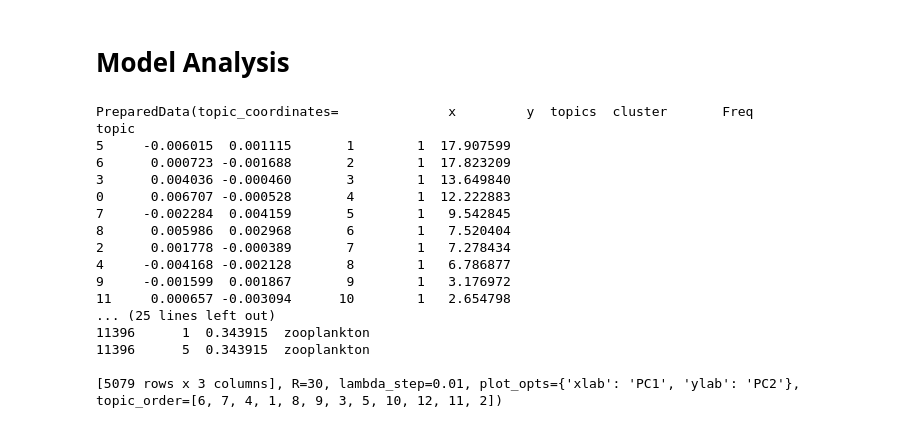
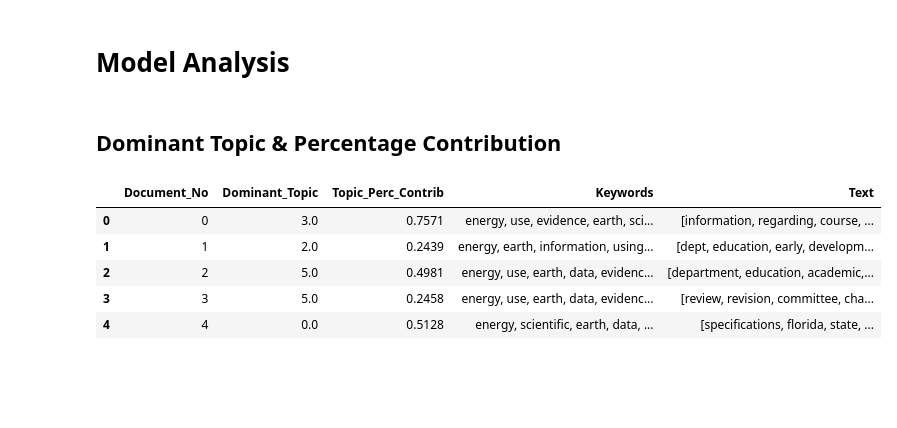
Before and after one commit to kristen770/Science-Standards-NLP-Analysis, a Jupyter notebook: Latent Dirichlet Allocation Model .ipynb, the cells around one changed output. Drawn from its saved outputs; the diff is of its cells as text; code cells hidden in the pictures; blank space fills up the shorter version.

```diff
--- a/Latent Dirichlet Allocation Model .ipynb
+++ b/Latent Dirichlet Allocation Model .ipynb
@@ -129,31 +128,2 @@ doc_lda = lda_model[corpus]
 # %% [markdown]
 # Model Analysis
-# %%
-#visualize topics
-pyLDAvis.enable_notebook()
-
-LDAvis_data_filepath= os.path.join('./results/ldavis_prepared_'+str(num_topics))
-
-LDAvis_prepared = pyLDAvis.gensim.prepare(lda_model, corpus, id2word)
-
-with open('Pickles/LDA_model', 'wb') as f: pickle.dump(LDAvis_prepared, f)
-
-LDAvis_prepared
-# %% [output]
-PreparedData(topic_coordinates=              x         y  topics  cluster       Freq
-topic
-5     -0.006015  0.001115       1        1  17.907599
-6      0.000723 -0.001688       2        1  17.823209
-3      0.004036 -0.000460       3        1  13.649840
-0      0.006707 -0.000528       4        1  12.222883
-7     -0.002284  0.004159       5        1   9.542845
-8      0.005986  0.002968       6        1   7.520404
-2      0.001778 -0.000389       7        1   7.278434
-4     -0.004168 -0.002128       8        1   6.786877
-9     -0.001599  0.001867       9        1   3.176972
-11     0.000657 -0.003094      10        1   2.654798
-... (25 lines left out)
-11396      1  0.343915  zooplankton
-11396      5  0.343915  zooplankton
-
-[5079 rows x 3 columns], R=30, lambda_step=0.01, plot_opts={'xlab': 'PC1', 'ylab': 'PC2'}, topic_order=[6, 7, 4, 1, 8, 9, 3, 5, 10, 12, 11, 2])
@@ -165,0 +130,41 @@ pyLDAvis.save_html(LDAvis_prepared, ',/results/ldavis_prepared_' +
+# %% [markdown]
+## Dominant Topic & Percentage Contribution
+# %%
+def format_topics_sentences(ldamodel=None, corpus=corpus, texts=texts):
+    # Init output
+    sent_topics_df = pd.DataFrame()
+
+    # Get main topic in each document
+    for i, row_list in enumerate(ldamodel[corpus]):
+        row = row_list[0] if ldamodel.per_word_topics else row_list
+        # print(row)
+        row = sorted(row, key=lambda x: (x[1]), reverse=True)
+        # Get the Dominant topic, Perc Contribution and Keywords for each document
+        for j, (topic_num, prop_topic) in enumerate(row):
+            if j == 0:  # => dominant topic
+                wp = ldamodel.show_topic(topic_num)
+                topic_keywords = ", ".join([word for word, prop in wp])
+                sent_topics_df = sent_topics_df.append(pd.Series([int(topic_num), round(prop_topic,4), topic_keywords]), ignore_index=True)
+            else:
+                break
+    sent_topics_df.columns = ['Dominant_Topic', 'Perc_Contribution', 'Topic_Keywords']
+
+    # Add original text to the end of the output
+    contents = pd.Series(texts)
+    sent_topics_df = pd.concat([sent_topics_df, contents], axis=1)
+    return(sent_topics_df)
+
+
+df_topic_sents_keywords = format_topics_sentences(ldamodel=lda_model, corpus=corpus, texts=texts)
+
+# Format
+df_dominant_topic = df_topic_sents_keywords.reset_index()
+df_dominant_topic.columns = ['Document_No', 'Dominant_Topic', 'Topic_Perc_Contrib', 'Keywords', 'Text']
+df_dominant_topic.head(5)
+# %% [output]
+|  | Document_No | Dominant_Topic | Topic_Perc_Contrib | Keywords | Text |
+| 0 | 0 | 3.0 | 0.7571 | energy, use, evidence, earth, sci... | [information, regarding, course, ... |
+| 1 | 1 | 2.0 | 0.2439 | energy, earth, information, using... | [dept, education, early, developm... |
+| 2 | 2 | 5.0 | 0.4981 | energy, use, earth, data, evidenc... | [department, education, academic,... |
+| 3 | 3 | 5.0 | 0.2458 | energy, use, earth, data, evidenc... | [review, revision, committee, cha... |
+| 4 | 4 | 0.0 | 0.5128 | energy, scientific, earth, data, ... | [specifications, florida, state, ... |
```
Also changed, not shown: parts of 12 cells of this notebook, 1 other file.
